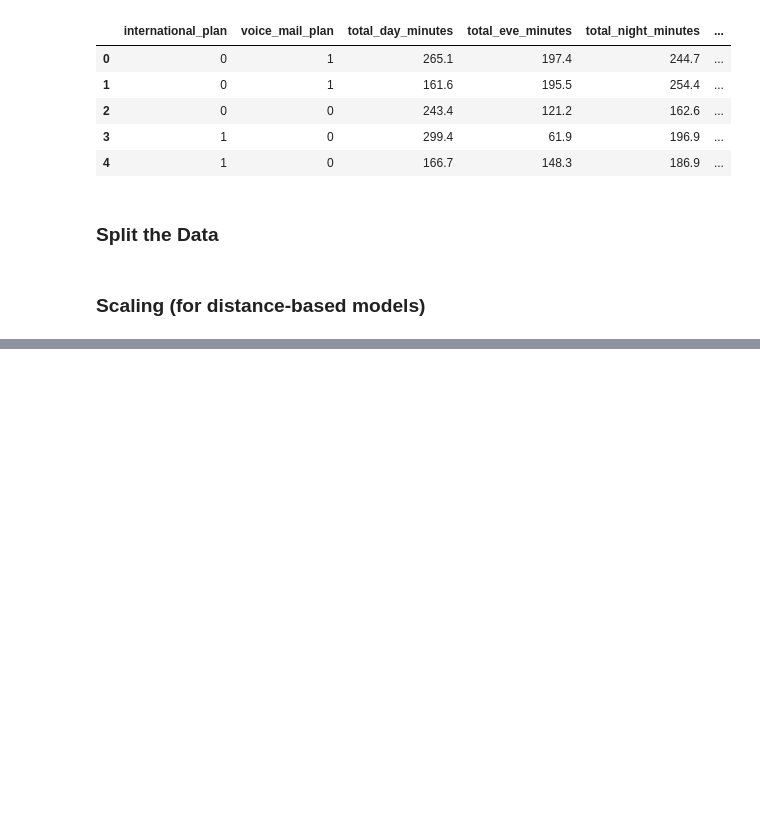
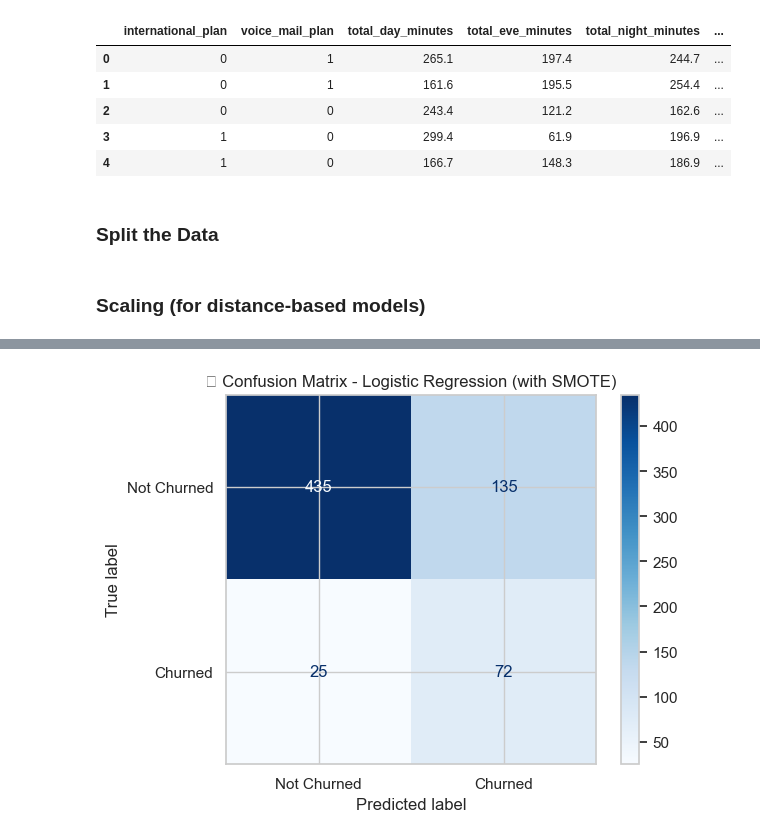
Before and after one commit to RachelinTheLoop/predicting-customer-churn, a Jupyter notebook: customer_churn_analysis.ipynb, the cells around one changed output, grey strips where cells are left out. Cells and saved outputs as stored; diff of their text form; code cells hidden in the pictures; blank space fills up the shorter version.

```diff
--- a/customer_churn_analysis.ipynb
+++ b/customer_churn_analysis.ipynb
@@ -412,0 +596,10 @@ chipsajdiu
+# %%
+from imblearn.over_sampling import SMOTE
+
+# ✅ Apply SMOTE only on the training data
+smote = SMOTE(random_state=42)
+X_train_resampled, y_train_resampled = smote.fit_resample(X_train_scaled, y_train)
+
+# 📊 Check class distribution after resampling
+print("Class distribution after SMOTE:")
+print(y_train_resampled.value_counts())
@@ -412,0 +612,9 @@ chipsajdiu
+# %%
+# 🔁 Reinitialize the Logistic Regression model
+log_reg_smote = LogisticRegression(max_iter=1000, random_state=42)
+
+# 🎯 Fit the model on the resampled training data
+log_reg_smote.fit(X_train_resampled, y_train_resampled)
+
+# 🧾 Evaluate the model using the helper function
+log_reg_smote_results = evaluate_model(log_reg_smote, X_test_scaled, y_test)
@@ -412,0 +632,15 @@ chipsajdiu
+# %%
+from sklearn.metrics import ConfusionMatrixDisplay
+import matplotlib.pyplot as plt
+
+# 📉 Plot confusion matrix for the SMOTE model
+ConfusionMatrixDisplay.from_estimator(
+    log_reg_smote, X_test_scaled, y_test,
+    cmap='Blues',
+    display_labels=['Not Churned', 'Churned'],
+    colorbar=True
+)
+plt.title("📉 Confusion Matrix - Logistic Regression (with SMOTE)")
+plt.show()
+# %% [output]
+[figure, added]
```
Also changed, not shown: parts of 25 cells of this notebook, 1 other file.
